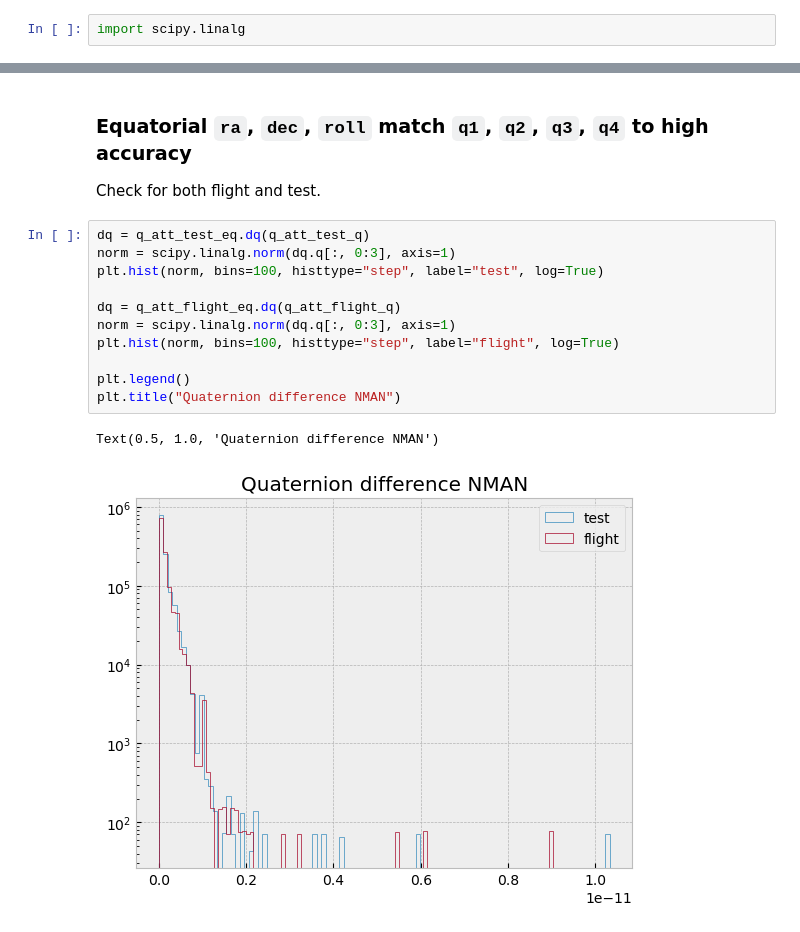
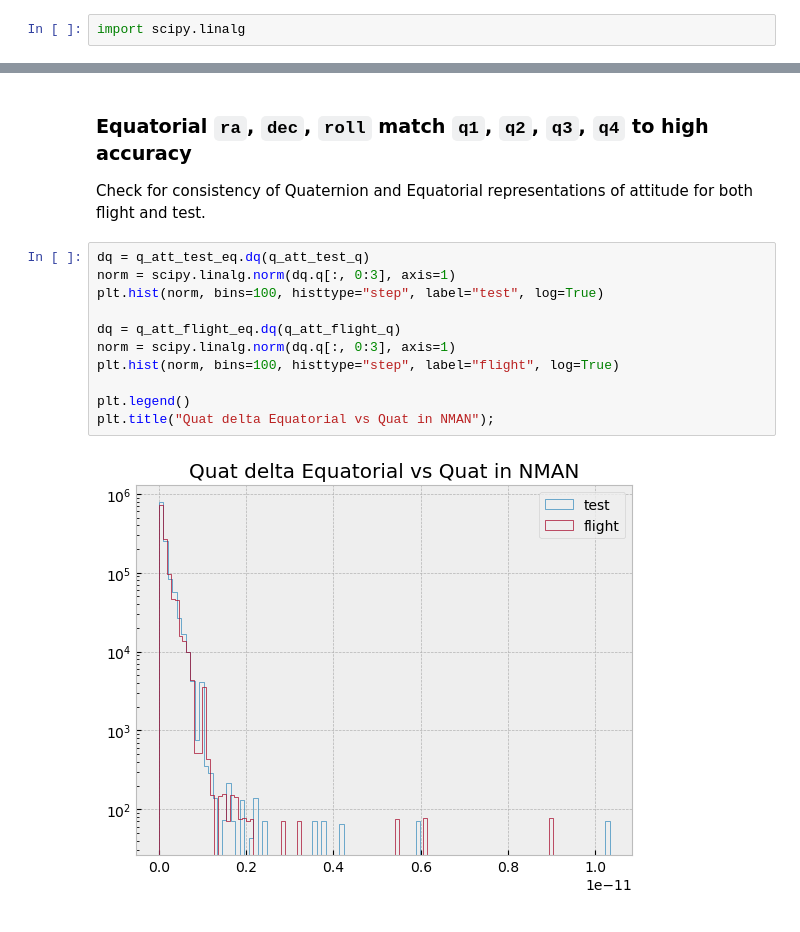
Before and after one commit to sot/kadi, a Jupyter notebook: validate/pr350-computed-states/compare-attitude-states.ipynb, the cells around one changed output, grey strips where cells are left out. Drawn from its saved outputs; the diff is of its cells as text.

```diff
--- a/validate/pr350-computed-states/compare-attitude-states.ipynb
+++ b/validate/pr350-computed-states/compare-attitude-states.ipynb
@@ -171,18 +234,18 @@ import scipy.linalg
 # %% [markdown]
 ### Equatorial `ra`, `dec`, `roll` match `q1`, `q2`, `q3`, `q4` to high accuracy
 
-Check for both flight and test.
+Check for consistency of Quaternion and Equatorial representations of attitude for both
+flight and test.
 # %%
 dq = q_att_test_eq.dq(q_att_test_q)
 norm = scipy.linalg.norm(dq.q[:, 0:3], axis=1)
 plt.hist(norm, bins=100, histtype="step", label="test", log=True)
 
 dq = q_att_flight_eq.dq(q_att_flight_q)
 norm = scipy.linalg.norm(dq.q[:, 0:3], axis=1)
 plt.hist(norm, bins=100, histtype="step", label="flight", log=True)
 
 plt.legend()
-plt.title("Quaternion difference NMAN")
+plt.title("Quat delta Equatorial vs Quat in NMAN");
 # %% [output]
-Text(0.5, 1.0, 'Quaternion difference NMAN')
-[figure, old version]
+[figure, new version]
```
Also changed, not shown: parts of 18 cells of this notebook.
